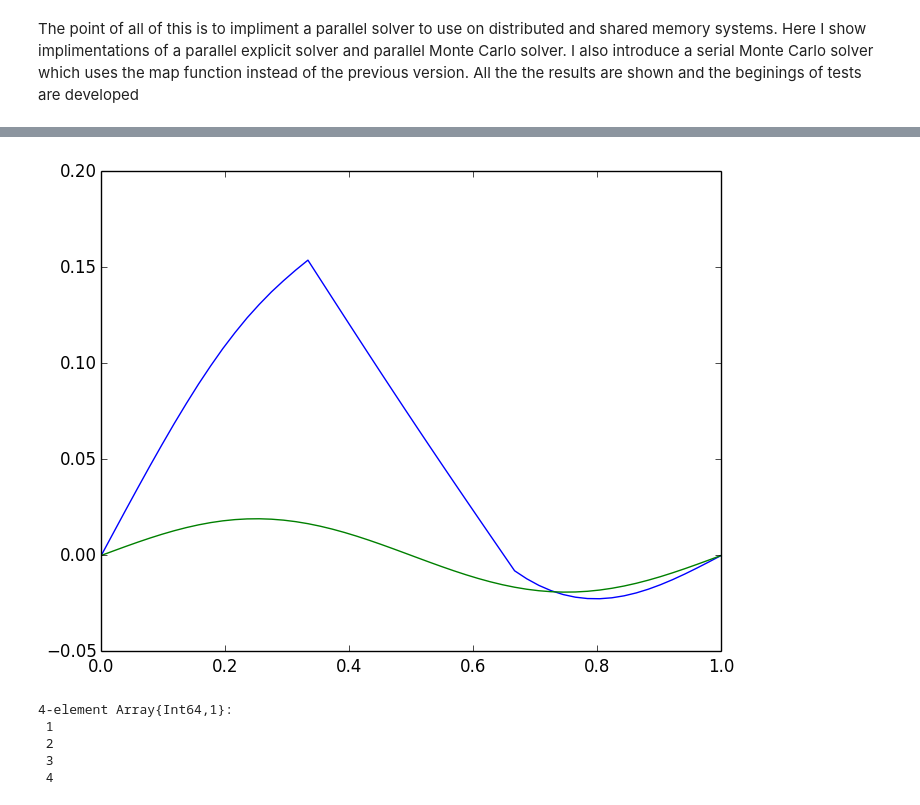
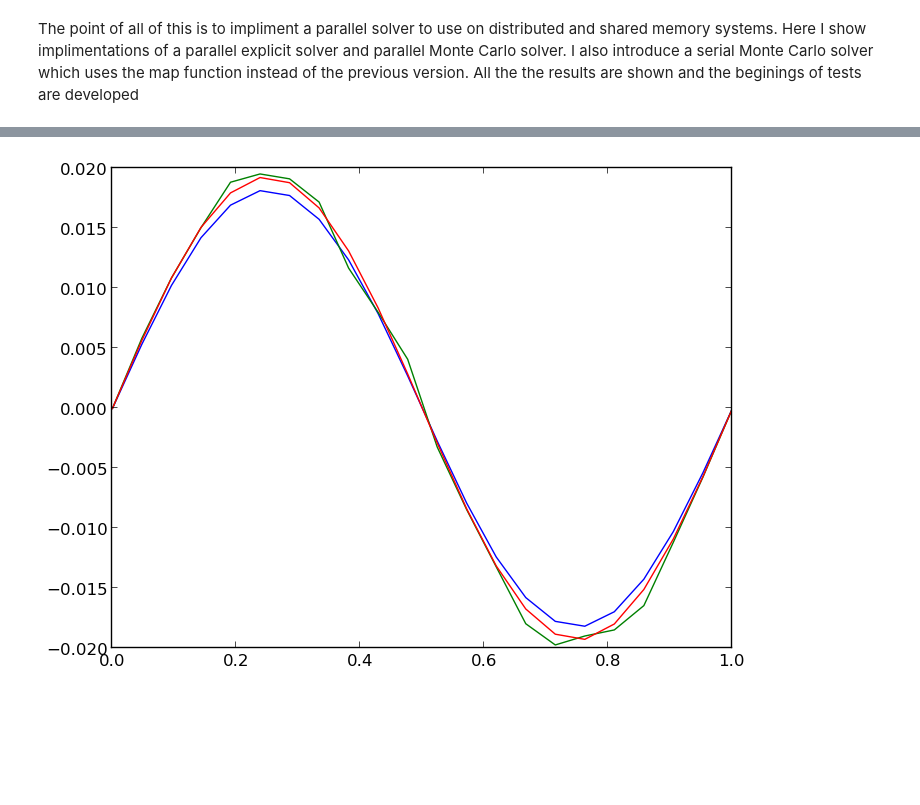
Before and after one commit to sennosays/project, a Jupyter notebook: Diffusion Examples.ipynb, the cells around one changed output, grey strips where cells are left out. Saved outputs shown, nothing was run; the diff lists cells and outputs as text; code cells hidden in the pictures; blank space fills up the shorter version.

Commit message:
added tests

```diff
--- a/Diffusion Examples.ipynb
+++ b/Diffusion Examples.ipynb
@@ -118,15 +117,7 @@ elapsed time: 0.
 # %%
-plot(p_e_x,p_e_sol)
 plot(e_x,e_sol)
 #plot(m_mc_x,m_mc_sol);
-#plot(p_mc_x,p_mc_sol);
+plot(p_mc_x,p_mc_sol);
+plot(p_mc_x,map(a->exact_solution_test(a,tf),p_mc_x));
 # %% [output]
-[figure, old version]
+[figure, new version]
-# %%
-procs()
-# %% [output]
-4-element Array{Int64,1}:
- 1
- 2
- 3
- 4
```
Also changed, not shown: parts of 6 cells of this notebook, 5 other files.
